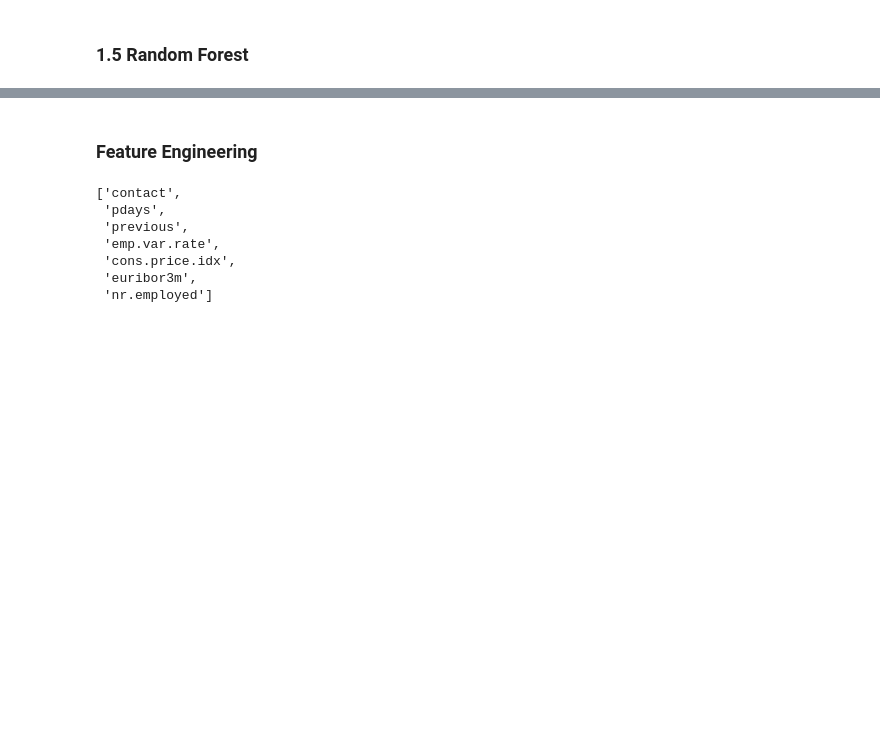
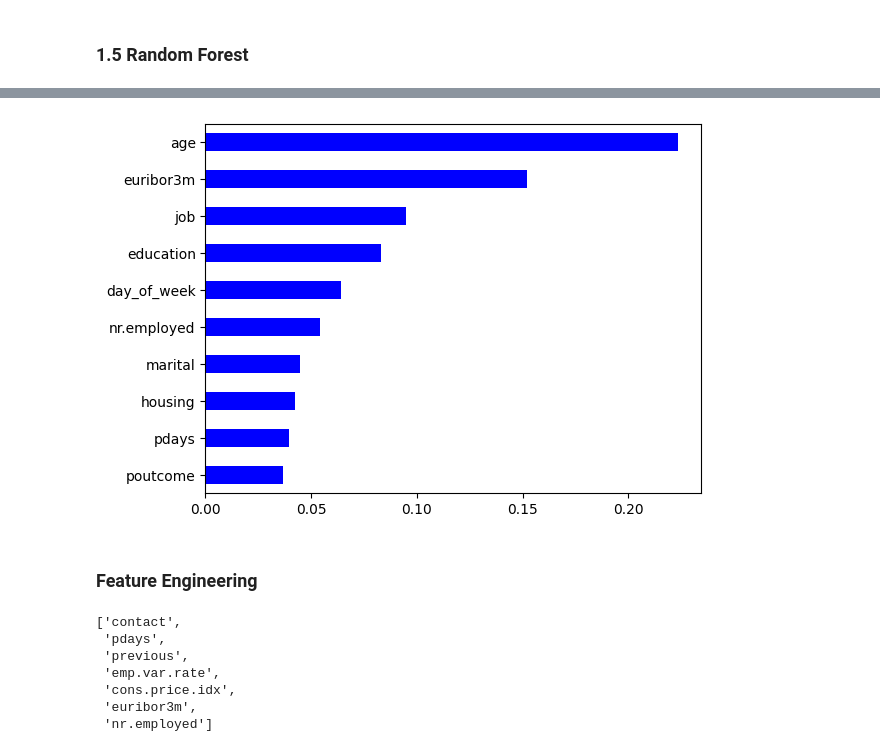
Before and after one commit to shuklkj/Bank_Tele_Marketing, a Jupyter notebook: LNM_Modelling.ipynb, the cells around one changed output, grey strips where cells are left out. Saved outputs shown, nothing was run; the diff lists cells and outputs as text; code cells hidden in the pictures; blank space fills up the shorter version.

```diff
--- a/LNM_Modelling.ipynb
+++ b/LNM_Modelling.ipynb
@@ -314,3 +324,15 @@ cons.conf.idx  -  0.05374816819321496
+# %%
+fdrop = [col for col in df_bank.columns if col not in num_var + cat_var]
+df_tmp = df_bank.drop(fdrop, axis=1)
+
+importances_rf = pd.Series(rfc.feature_importances_, index = df_tmp.columns)
+# Sort importances_rf
+sorted_importances_rf = importances_rf.sort_values()
+# Make a horizontal bar plot
+sorted_importances_rf[-10:].plot(kind='barh', color='blue')
+plt.show()
+# %% [output]
+[figure, added]
 # %% [markdown]
 ### Feature Engineering
 # %%
```
Also changed, not shown: parts of 23 cells of this notebook.
